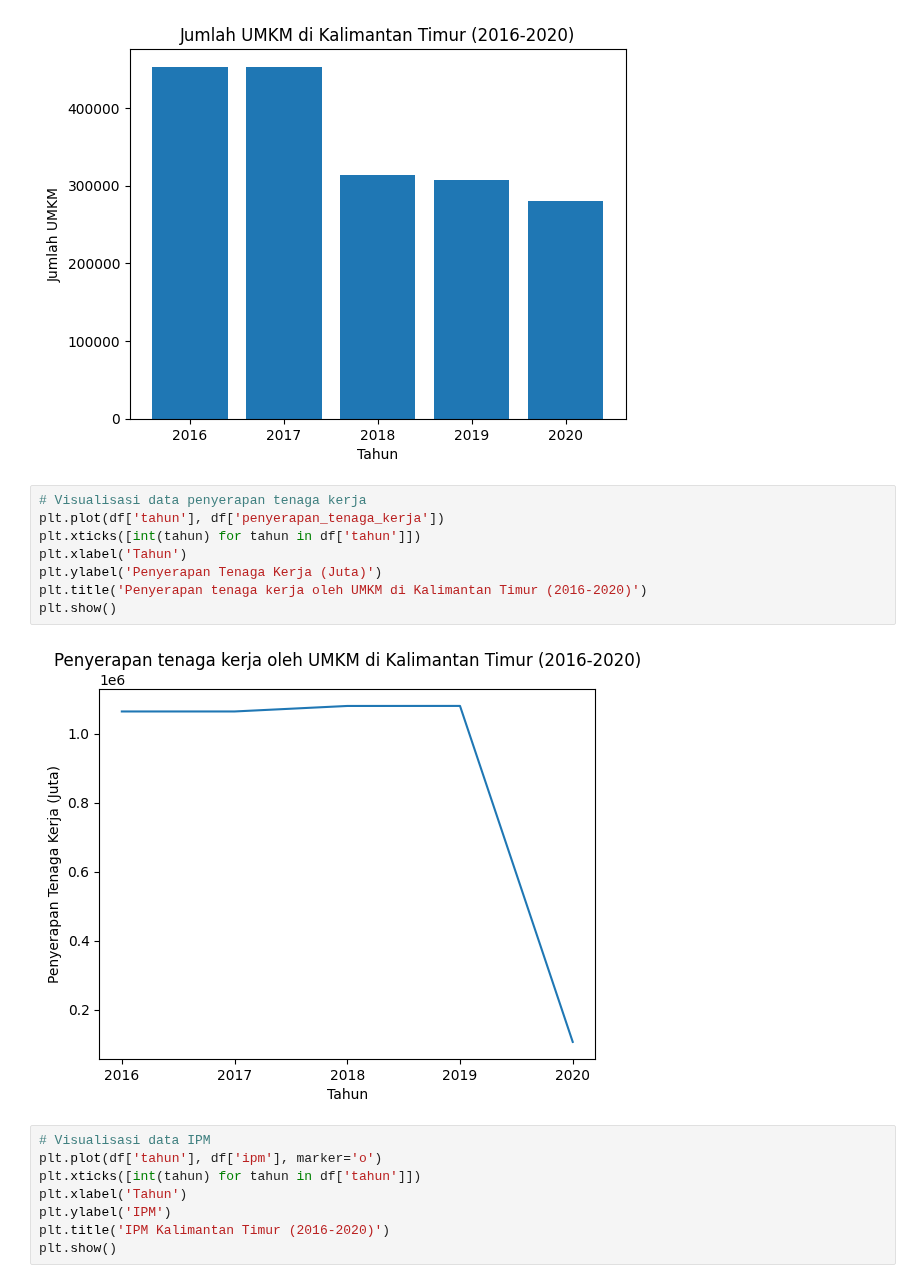
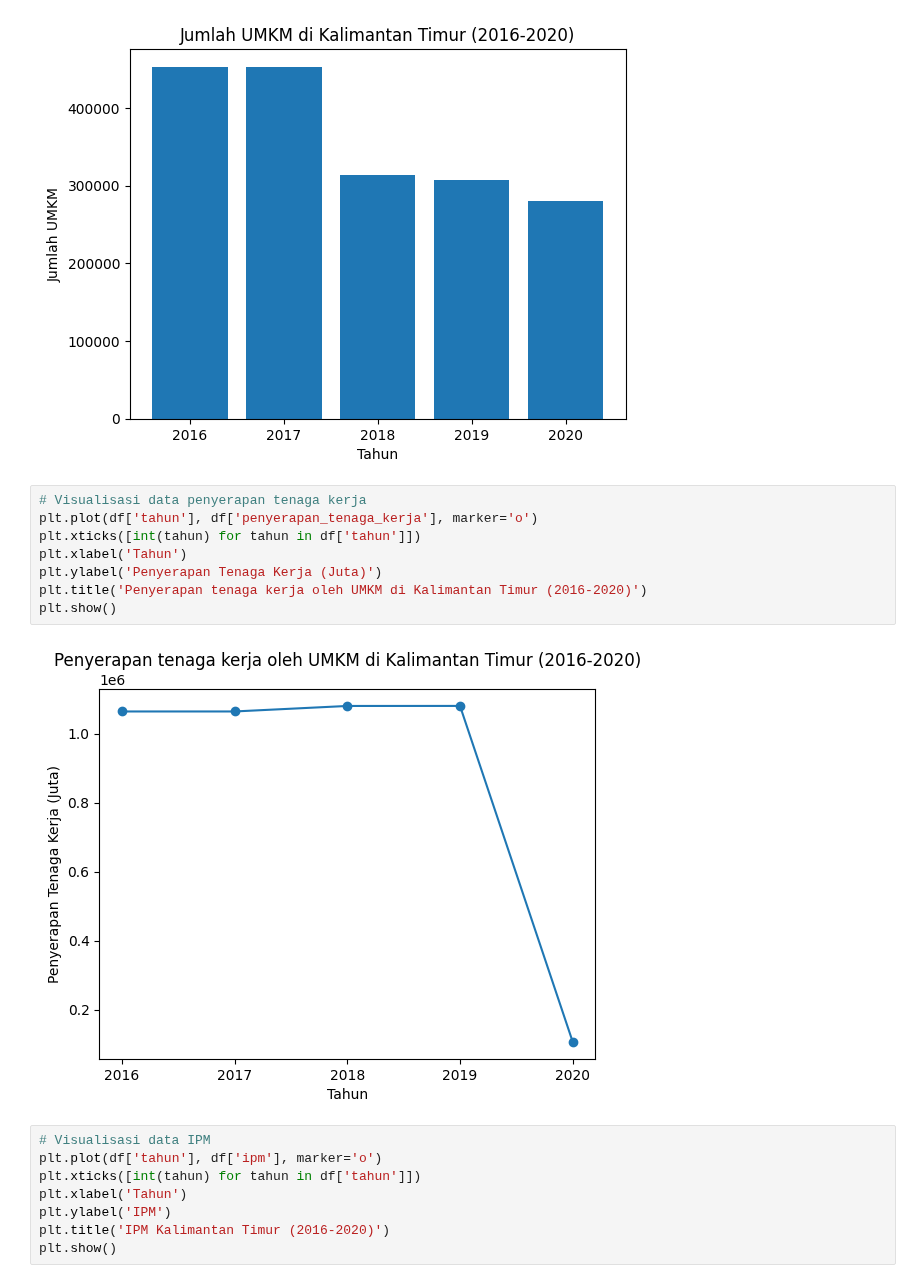
Before and after one commit to azureeeeeeeeeeee/project-bahasa-indonesia, a Jupyter notebook: test.ipynb, the cells around one changed output. Drawn from its saved outputs; the diff is of its cells as text.

```diff
--- a/test.ipynb
+++ b/test.ipynb
@@ -130,14 +111,14 @@ plt.show()
 [figure]
 # %%
 # Visualisasi data penyerapan tenaga kerja
-plt.plot(df['tahun'], df['penyerapan_tenaga_kerja'])
+plt.plot(df['tahun'], df['penyerapan_tenaga_kerja'], marker='o')
 plt.xticks([int(tahun) for tahun in df['tahun']])
 plt.xlabel('Tahun')
 plt.ylabel('Penyerapan Tenaga Kerja (Juta)')
 plt.title('Penyerapan tenaga kerja oleh UMKM di Kalimantan Timur (2016-2020)')
 plt.show()
 # %% [output]
-[figure, old version]
+[figure, new version]
 # %%
 # Visualisasi data IPM
 plt.plot(df['tahun'], df['ipm'], marker='o')
```
Also changed, not shown: parts of 2 cells of this notebook.
